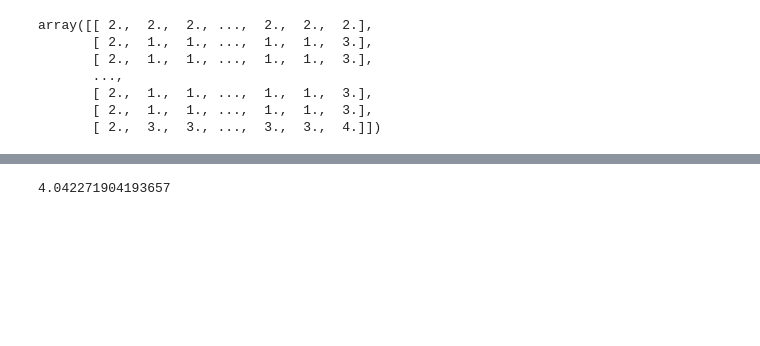
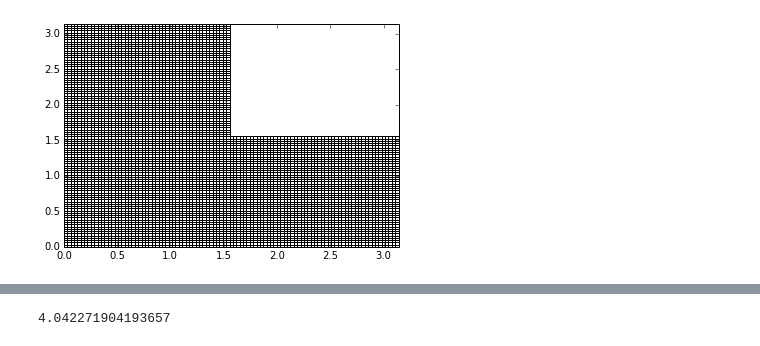
Before and after one commit to rakhuba/pyrectmesh, a Jupyter notebook: example.ipynb, the cells around one changed output, grey strips where cells are left out. Saved outputs shown, nothing was run; the diff lists cells and outputs as text; code cells hidden in the pictures; blank space fills up the shorter version.

```diff
--- a/example.ipynb
+++ b/example.ipynb
@@ -13,50 +13,49 @@ Message: trial mode expires in 30 days
 # %%
 %matplotlib inline
 import numpy as np
-n1 = 200
-n2 = 200
+n1 = 100
+n2 = 100
 #x = np.array([0.,0.3,0.5, 0.6,1.])
 #y = np.array([0.,0.3,0.4,0.5,0.8, 1.])
 x = np.linspace(0,np.pi,n1)#np.sort(np.random.random(n))
 y = np.linspace(0,np.pi,n2)#np.sort(np.random.random(n))
-#x = np.sort(np.random.random(n))
-#y = np.sort(np.random.random(n))
-# nodes = np.array([[0, 0],
-#                    [0, n2-1],
-#                    [n1/2 - 1, n2-1],
-#                    [n1/2 - 1,n2/2-1],
-#                    [n1 - 1, n2/2-1],
-#                    [n1-1, 0],
-#                    [0, 0]])
+# x = np.sort(np.random.random(n1))
+# y = np.sort(np.random.random(n2))
+# x[0] = 0
+# x[-1] = 1.
+# y[0] = 0
+# y[-1] = 1.
+nodes = np.array([[0, 0],
+                   [0, n2-1],
+                   [n1/2 - 1, n2-1],
+                   [n1/2 - 1,n2/2-1],
+                   [n1 - 1, n2/2-1],
+                   [n1-1, 0],
+                   [0, 0]])
 
-# boundary = [['D', 1], ['N', 1], ['N', 1], ['N', 1], ['N', 1], ['N', 1]]
+boundary = [['N', 1], ['D', 1], ['N', 1], ['N', 1], ['D', 1], ['D', 1]]
 
 
-nodes = np.array([[0,0], [0,n2-1], [n1-1,n2-1], [n1-1,0], [0, 0]])
-boundary = [['D', 1], ['N', 1], ['N', 1], ['D', 1]]
+# nodes = np.array([[0,0], [0,n2-1], [n1-1,n2-1], [n1-1,0], [0, 0]])
+# boundary = [['D', 1], ['N', 1], ['N', 1], ['D', 1]]
 
 a = rectmesh.rectmesh(meshx = x, meshy = y, nodes = nodes, boundary = boundary)
 
 #a.add_dirichlet_boundary(range(n1), [0], 1)
 #a.add_dirichlet_boundary([n1 - 1], range(1, n2/2), 1)
 #a.add_dirichlet_boundary(range(n1/2-1, n1-1), [n2/2 - 1], 1)
 #a.add_dirichlet_boundary([n1/2 - 1], range(n2/2, n2), 1)
 #a.add_dirichlet_boundary(range(0,n1/2-1), [n2 - 1], 1)
 #a.add_dirichlet_boundary([0], range(1,n2-1), 1)
 
 a.create_boundary()
 
 a.create_order()
 #a.plot() # VERY SLOW!!!
 a.mask
+a.plot()
 # %% [output]
-array([[ 2.,  2.,  2., ...,  2.,  2.,  2.],
-       [ 2.,  1.,  1., ...,  1.,  1.,  3.],
-       [ 2.,  1.,  1., ...,  1.,  1.,  3.],
-       ...,
-       [ 2.,  1.,  1., ...,  1.,  1.,  3.],
-       [ 2.,  1.,  1., ...,  1.,  1.,  3.],
-       [ 2.,  3.,  3., ...,  3.,  3.,  4.]])
+[figure, added]
 # %%
 # Solving \Delta u = f
 def build_system(mesh, rhs):
```
Also changed, not shown: parts of 5 cells of this notebook, 1 other file.
